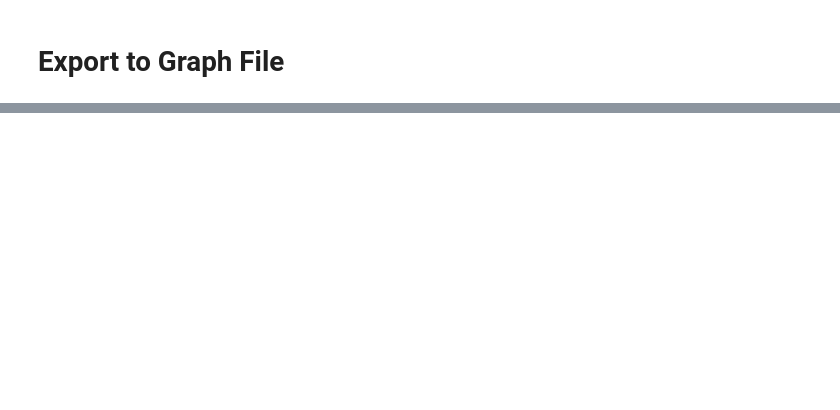
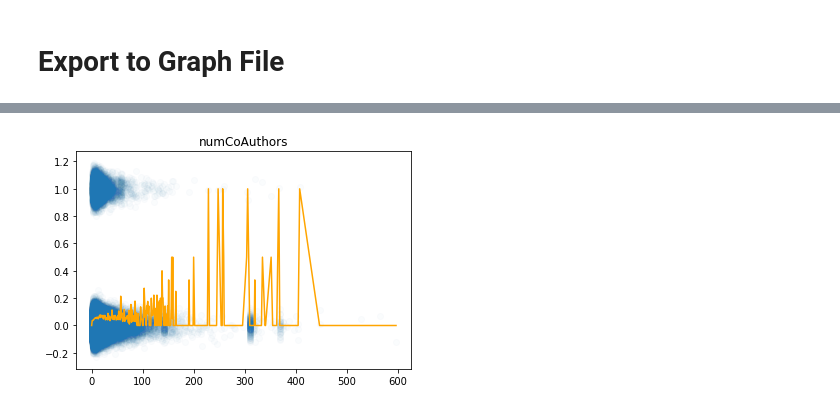
Before and after one commit to AlexDKlein/graphing-scientific-studies, a Jupyter notebook: modeling.ipynb, the cells around one changed output, grey strips where cells are left out. Drawn from its saved outputs; the diff is of its cells as text; code cells hidden in the pictures; blank space fills up the shorter version.

```diff
--- a/modeling.ipynb
+++ b/modeling.ipynb
@@ -154,0 +143,12 @@ dict_keys(['__name__', '__doc__', '__package__', '__loader__', '__spec__', '__bu
+# %%
+def expand_feature(seq, sep=None):
+    out = []
+    if isinstance(seq[0], dict):
+        print('D')
+    elif isinstance(seq[0], list):
+        for itm in seq:
+            out.extend(itm)
+    elif isinstance(seq[0], str):
+        print('S')
+    df = pd.DataFrame(out)
+    return df
@@ -154,0 +204,5 @@ dict_keys(['__name__', '__doc__', '__package__', '__loader__', '__spec__', '__bu
+# %%
+fig, ax = plt.subplots()
+plot_feature(ax, authors, authors['hasRetraction'], 'numCoAuthors')
+# %% [output]
+[figure, added]
```
Also changed, not shown: parts of 47 cells of this notebook.
